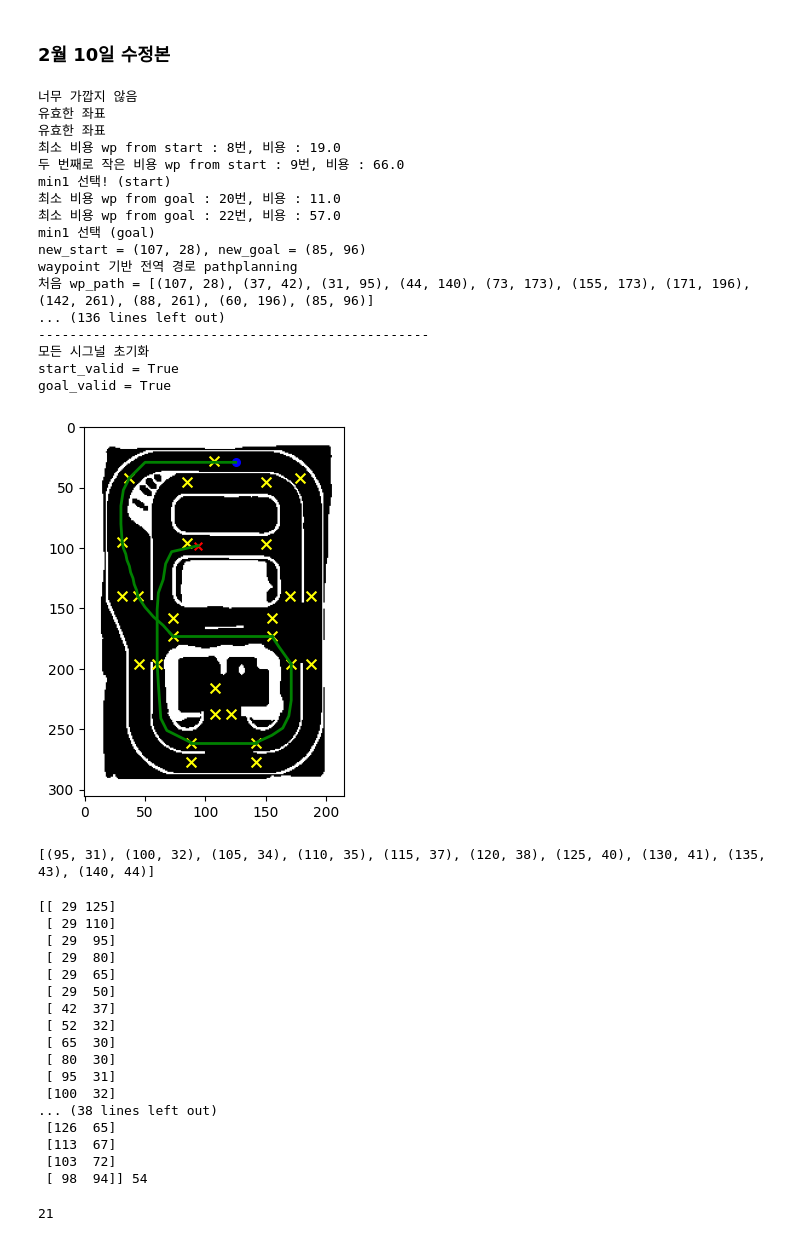
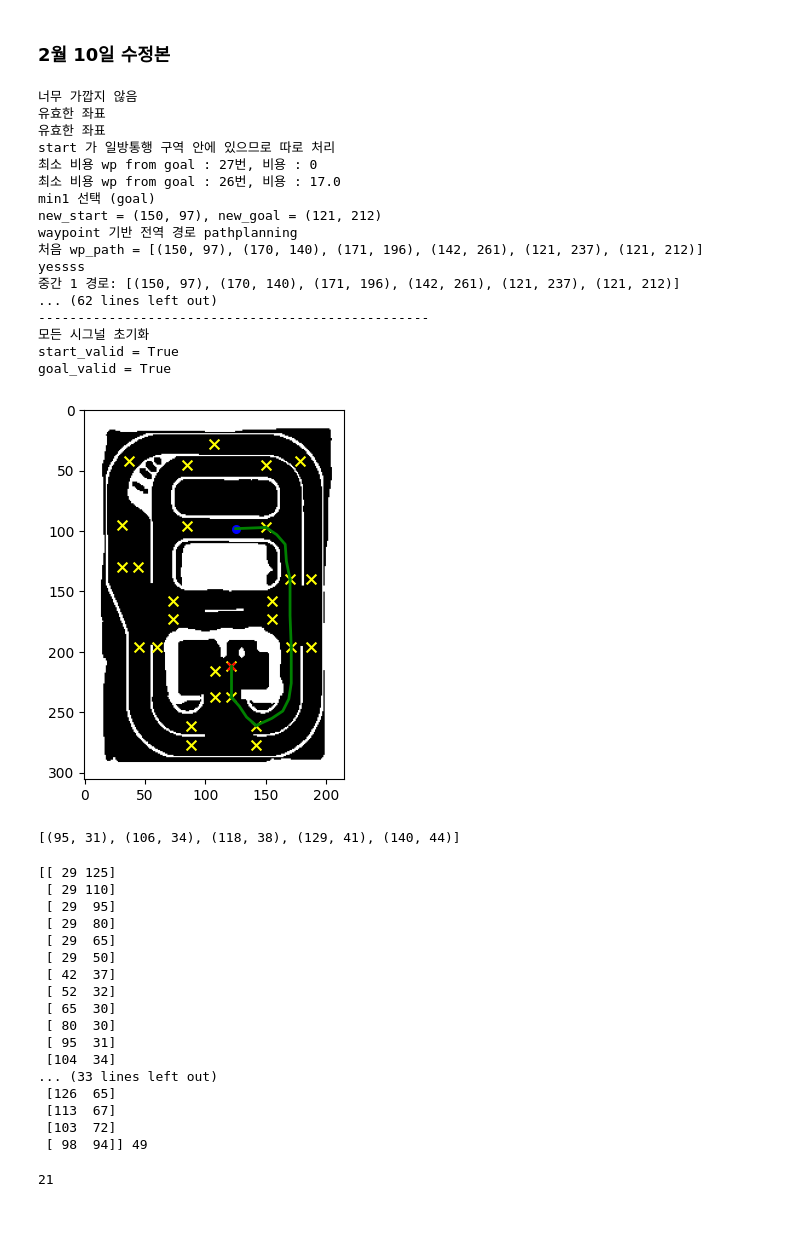
Before and after one commit to kimwanseop/ROS-Project, a Jupyter notebook: src/Server/User_GUI/asap_pathplanning.ipynb, the cells around one changed output. Drawn from its saved outputs; the diff is of its cells as text; code cells hidden in the pictures.

```diff
--- a/src/Server/User_GUI/asap_pathplanning.ipynb
+++ b/src/Server/User_GUI/asap_pathplanning.ipynb
@@ -1470,8 +1470,11 @@ wp_num = {
     2 : (88, 277),
     3 : (60, 196),
     4 : (45, 196),
-    5 : (44, 140),
-    6 : (31, 140),
+    # 5 : (44, 140),
+    # 6 : (31, 140),
+    5 : (44, 130),
+    6 : (31, 130),
+
     7 : (37, 42),
     8 : (107, 28),
     9 : (178, 42),
@@ -1493,6 +1496,7 @@ wp_num = {
     # 24 : (44,116),
     25 : (150, 45),
     26 : (108, 216),
+    27 : (121, 212),
     # 일방 통행 좌표용
     30 : (88, 107),
     31 : (37, 56),
@@ -1535,11 +1539,12 @@ waypoint_graph = {
     wp_num[21]: [wp_num[25]],  # 21번 : 25
     wp_num[22]: [wp_num[11]],  # 22번 : 11
 
-    wp_num[23]: [],  # 23번 : 도착 시 행하는 명령어만 따로 만들기
+    wp_num[23]: [wp_num[27]],  # 23번 : 27
 
     wp_num[24]: [wp_num[5], wp_num[6]],  # 24번 : 5, 6
     wp_num[25]: [wp_num[11]], # 25번 : 11
-    wp_num[26]: [wp_num[0]]  # 26번 : 0
+    wp_num[26]: [wp_num[0]],  # 26번 : 0
+    wp_num[27]: []
 }
 
 # 주 지도
@@ -1561,7 +1566,7 @@ for wp, _ in waypoint_graph.items():
 
 # 렌트 여부, 반납 여부
 # GUI 로부터 받아야 하는 신호
-is_renting = True
+is_renting = False
 pp_cnt = True
 
 # return_sig = False
@@ -1579,11 +1584,11 @@ exc_sig = None
 sig_2225 = None
 
 # 테스트 실행
-start = (125, 29)  # 시작 좌표
+start = (125, 98)  # 시작 좌표
 # start = wp_num[21]  # 목표 좌표
-goal = (94, 98)  # (53, 20) 에러 발생
+goal = (125, 98)  # (53, 20) 에러 발생
 if is_renting is False:
-        goal = wp_num[23]  # 목표 좌표
+        goal = wp_num[27]  # 목표 좌표
 
 expanded_start = expand_coordinates((start[1], start[0]), 4)
 expanded_goal = expand_coordinates((goal[1], goal[0]), 4)
@@ -1727,7 +1732,7 @@ if start_valid and goal_valid:
                 print(f'최종 wp_path = {wp_path}')
 
                 if wp_start == wp_num[24] and wp_goal == wp_num[5]:
-                    part_path = get_line_points(wp_start, wp_goal, num_points=10)
+                    part_path = get_line_points(wp_start, wp_goal, num_points=5)
                 else:
                     part_path, _ = (a_star((wp_start[1], wp_start[0]), (wp_goal[1], wp_goal[0]), waypoint_graph, grid=grid, weight_map=weight_map))
                 real_path = np.array(part_path)
@@ -1778,42 +1783,42 @@ if start_valid and goal_valid:
             _, idx = np.unique(linked_path, axis=0, return_index=True)
             final_path = linked_path[np.sort(idx)]
         else:
             print('No path found')
     else:
         print('현재 목적지 근처에 있습니다.')
 
 
 
     # is_renting = return_sig = False
     # min1_take = min2_take = one_way = exc_sig = for_cnt = sig_2225 = sig_1122 = overlap = None
 else:
     print('호출 및 주정차 금지 구역입니다.')
 
 # 시그널 초기화
 print('모든 시그널 초기화')
 min1_take = min2_take = one_way = exc_sig = for_cnt = sig_2225 = sig_1122 = overlap = None
 
 print(f'start_valid = {start_valid}')
 print(f'goal_valid = {goal_valid}')
 # %% [output]
 너무 가깝지 않음
 유효한 좌표
 유효한 좌표
-최소 비용 wp from start : 8번, 비용 : 19.0
-두 번째로 작은 비용 wp from start : 9번, 비용 : 66.0
-min1 선택! (start)
-최소 비용 wp from goal : 20번, 비용 : 11.0
-최소 비용 wp from goal : 22번, 비용 : 57.0
+start 가 일방통행 구역 안에 있으므로 따로 처리
+최소 비용 wp from goal : 27번, 비용 : 0
+최소 비용 wp from goal : 26번, 비용 : 17.0
 min1 선택 (goal)
-new_start = (107, 28), new_goal = (85, 96)
+new_start = (150, 97), new_goal = (121, 212)
 waypoint 기반 전역 경로 pathplanning
-처음 wp_path = [(107, 28), (37, 42), (31, 95), (44, 140), (73, 173), (155, 173), (171, 196), (142, 261), (88, 261), (60, 196), (85, 96)]
-... (136 lines left out)
+처음 wp_path = [(150, 97), (170, 140), (171, 196), (142, 261), (121, 237), (121, 212)]
+yessss
+중간 1 경로: [(150, 97), (170, 140), (171, 196), (142, 261), (121, 237), (121, 212)]
+... (62 lines left out)
 --------------------------------------------------
 모든 시그널 초기화
 start_valid = True
 goal_valid = True
-[figure, old version]
+[figure, new version]
 # %%
 start = wp_num[24]
 goal = wp_num[5]
@@ -1829,11 +1834,11 @@ def get_line_points(p1, p2, num_points):
 
     return [(int(round(x)), int(round(y))) for x, y in zip(x_values, y_values)]
 
-line_points = get_line_points(start, goal, num_points=10)
+line_points = get_line_points(start, goal, num_points=5)
 
 print(line_points)
 # %% [output]
-[(95, 31), (100, 32), (105, 34), (110, 35), (115, 37), (120, 38), (125, 40), (130, 41), (135, 43), (140, 44)]
+[(95, 31), (106, 34), (118, 38), (129, 41), (140, 44)]
 # %%
 # wp_path
 print(final_path, len(final_path))
@@ -1849,12 +1854,12 @@ print(final_path, len(final_path))
  [ 65  30]
  [ 80  30]
  [ 95  31]
- [100  32]
-... (38 lines left out)
+ [104  34]
+... (33 lines left out)
  [126  65]
  [113  67]
  [103  72]
- [ 98  94]] 54
+ [ 98  94]] 49
 # %%
 len(final_path)
 # %% [output]
```
Also changed, not shown: 1 other file.
